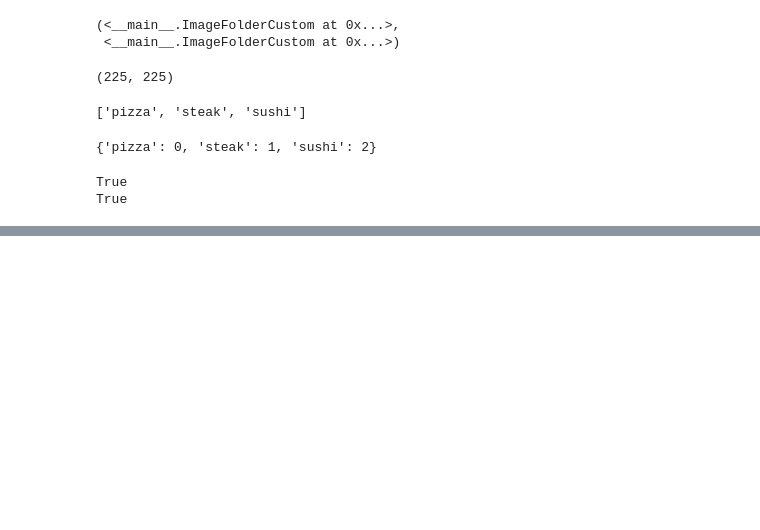
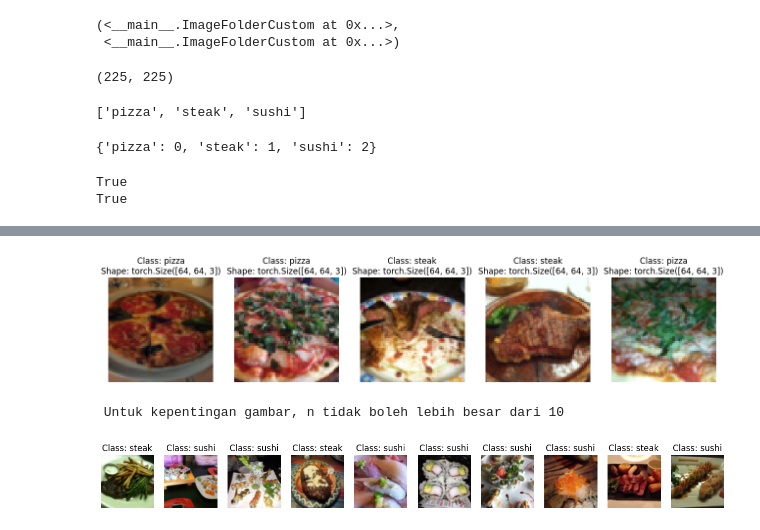
Before and after one commit to SiPilip/pytorch_course, a Jupyter notebook: 04_pytorch_custom_datasets.ipynb, the cells around one changed output, grey strips where cells are left out. Cells and saved outputs as stored; diff of their text form; code cells hidden in the pictures; blank space fills up the shorter version.

```diff
--- a/04_pytorch_custom_datasets.ipynb
+++ b/04_pytorch_custom_datasets.ipynb
@@ -544,0 +596,17 @@ True
+# %%
+# Tampilkan gambar acak dari ImageFolder
+display_random_images(train_data,
+                      n=5,
+                      classes=class_names,
+                      seed=None)
+# %% [output]
+[figure, added]
+# %%
+# Tampilkan gambar acak dari ImageFoldeCustom dataset
+display_random_images(train_data_custom,
+                      n=20,
+                      classes=class_names,
+                      seed=42)
+# %% [output]
+ Untuk kepentingan gambar, n tidak boleh lebih besar dari 10
+[figure, added]
```
Also changed, not shown: parts of 2 cells of this notebook.
